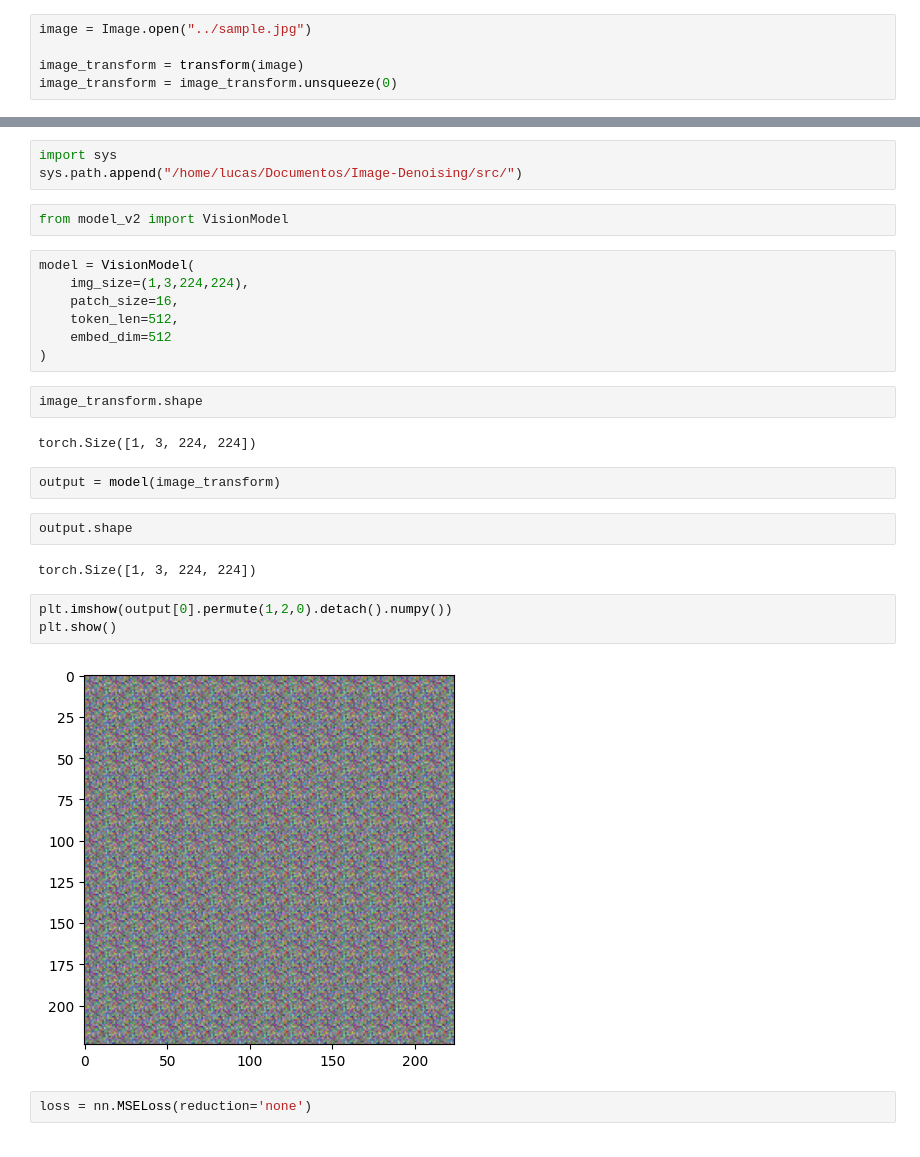
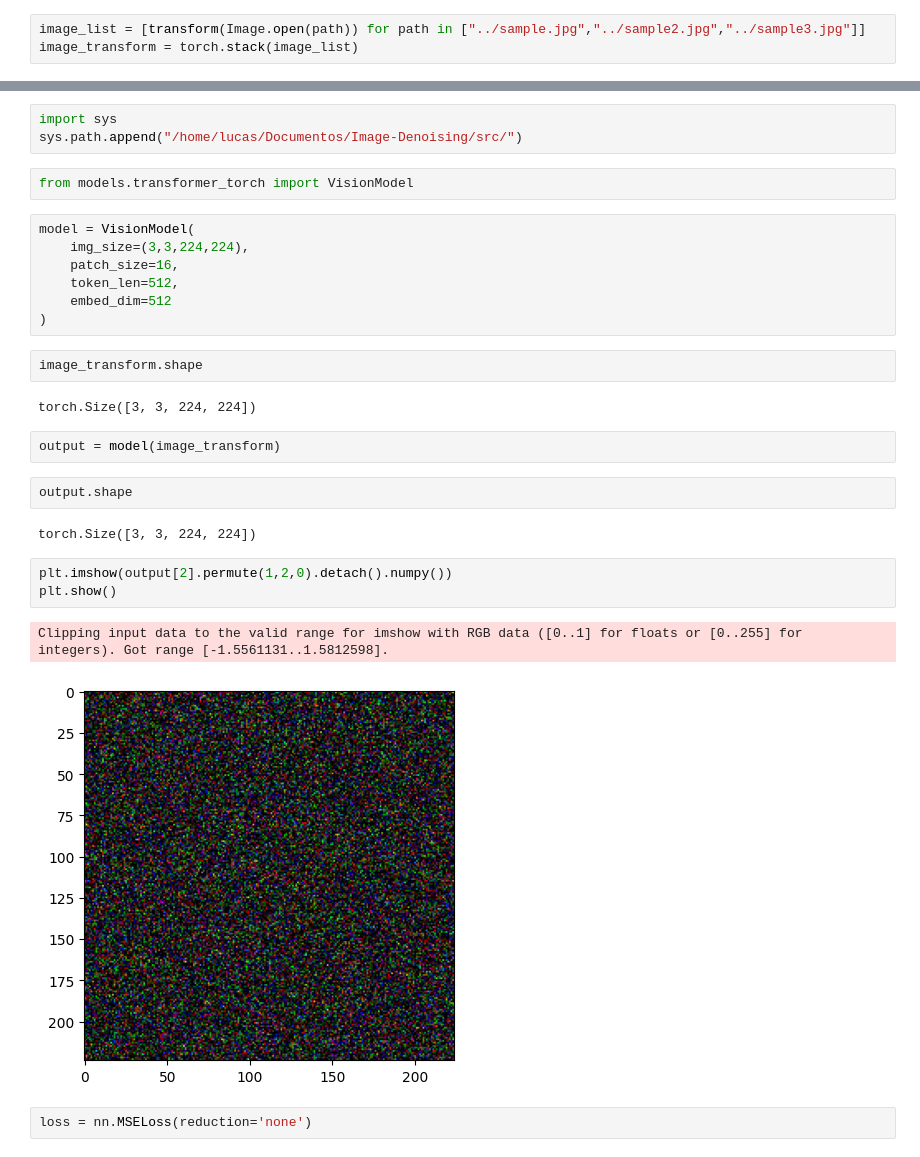
Before and after one commit to Migliorin/Image-Denoising, a Jupyter notebook: notebooks/ModelScripts/Transformer.ipynb, the cells around one changed output, grey strips where cells are left out. Saved outputs shown, nothing was run; the diff lists cells and outputs as text.

```diff
--- a/notebooks/ModelScripts/Transformer.ipynb
+++ b/notebooks/ModelScripts/Transformer.ipynb
@@ -355,8 +355,6 @@ transform = v2.Compose([
 # %% [markdown]
 ## 5.2 Abrindo imagem
 # %%
-image = Image.open("../sample.jpg")
-
-image_transform = transform(image)
-image_transform = image_transform.unsqueeze(0)
+image_list = [transform(Image.open(path)) for path in ["../sample.jpg","../sample2.jpg","../sample3.jpg"]]
+image_transform = torch.stack(image_list)
 # %%
@@ -390,10 +388,10 @@ tensor([[[[0.9216, 0.9216, 0.9176,  ..., 0.9686, 0.9686, 0.9686],
 import sys
 sys.path.append("/home/lucas/Documentos/Image-Denoising/src/")
 # %%
-from model_v2 import VisionModel
+from models.transformer_torch import VisionModel
 # %%
 model = VisionModel(
-    img_size=(1,3,224,224),
+    img_size=(3,3,224,224),
     patch_size=16,
     token_len=512,
     embed_dim=512
@@ -401,18 +399,19 @@ model = VisionModel(
 # %%
 image_transform.shape
 # %% [output]
-torch.Size([1, 3, 224, 224])
+torch.Size([3, 3, 224, 224])
 # %%
 output = model(image_transform)
 # %%
 output.shape
 # %% [output]
-torch.Size([1, 3, 224, 224])
+torch.Size([3, 3, 224, 224])
 # %%
-plt.imshow(output[0].permute(1,2,0).detach().numpy())
+plt.imshow(output[2].permute(1,2,0).detach().numpy())
 plt.show()
 # %% [output]
+Clipping input data to the valid range for imshow with RGB data ([0..1] for floats or [0..255] for integers). Got range [-1.5561131..1.5812598].
-[figure, old version]
+[figure, new version]
 # %%
 loss = nn.MSELoss(reduction='none')
 # %%
```
Also changed, not shown: parts of 10 cells of this notebook, 2 other files.
